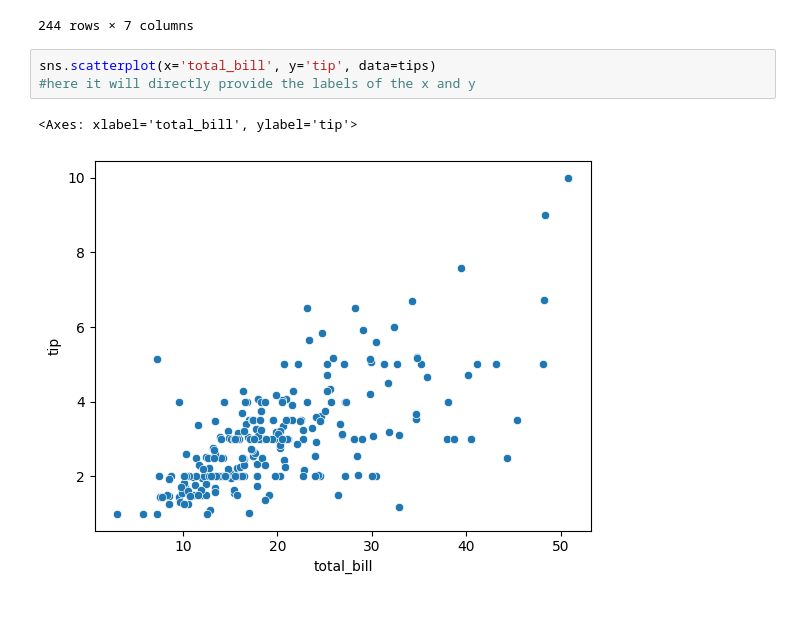
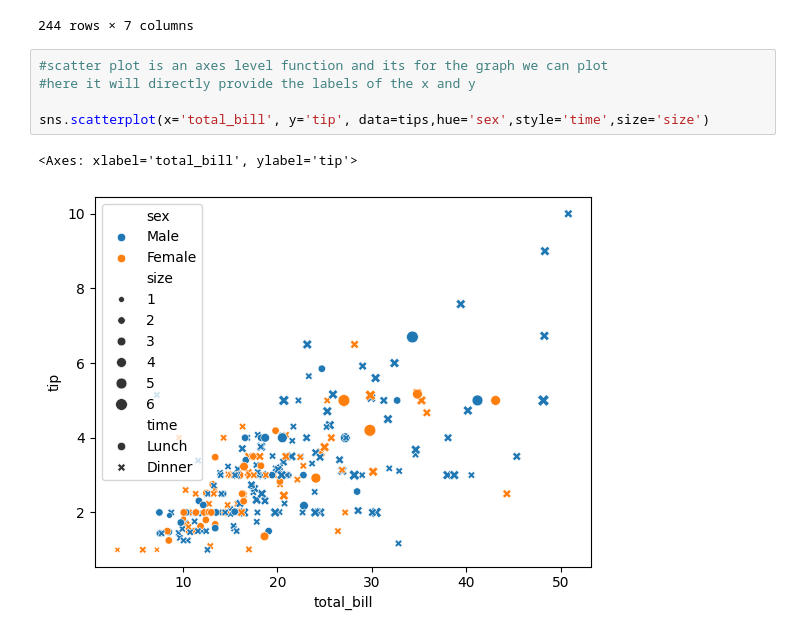
Before and after one commit to Vaidehi1005/MachineLearning, a Jupyter notebook: Seaborn.ipynb, the cells around one changed output. Drawn from its saved outputs; the diff is of its cells as text.

```diff
--- a/Seaborn.ipynb
+++ b/Seaborn.ipynb
@@ -56,9 +56,11 @@ tips
 | 242 | 17.82 | 1.75 | Male | No | Sat | Dinner | 2 |
 | 243 | 18.78 | 3.00 | Female | No | Thur | Dinner | 2 |
 244 rows × 7 columns
-# %%
-sns.scatterplot(x='total_bill', y='tip', data=tips)
-#here it will directly provide the labels of the x and y
-# %% [output]
-<Axes: xlabel='total_bill', ylabel='tip'>
-[figure, removed]
+# %%
+#scatter plot is an axes level function and its for the graph we can plot
+#here it will directly provide the labels of the x and y
+
+sns.scatterplot(x='total_bill', y='tip', data=tips,hue='sex',style='time',size='size')
+# %% [output]
+<Axes: xlabel='total_bill', ylabel='tip'>
+[figure, added]
```
Also changed, not shown: parts of 8 cells of this notebook.
